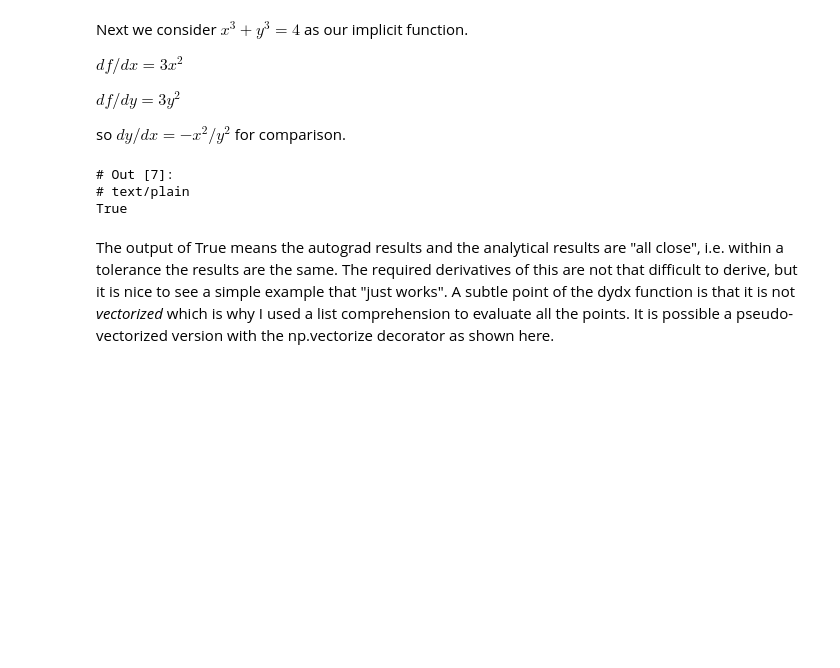
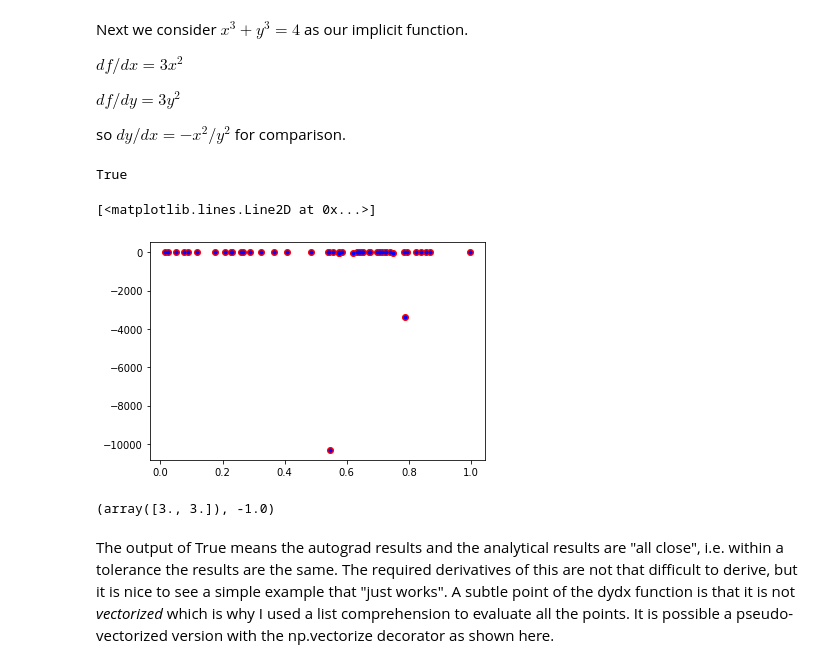
Before and after one commit to jkitchin/f19-06623, a Jupyter notebook: lectures/20-autograd-applications.ipynb, the cells around one changed output. Saved outputs shown, nothing was run; the diff lists cells and outputs as text; code cells hidden in the pictures; blank space fills up the shorter version.

```diff
--- a/lectures/20-autograd-applications.ipynb
+++ b/lectures/20-autograd-applications.ipynb
@@ -160,20 +169,33 @@ so $dy/dx = -x^2 / y^2$ for comparison.
 # %%
 def f1(x, y):
     return x**3 + y**3 - 4
 
 df1dx = grad(f1, 0)
 df1dy = grad(f1, 1)
 
 def dydx(x, y):
     return -df1dx(x, y) / df1dy(x, y)
 
 
-np.allclose(-xr**2 / yr**2,
-             [dydx(_xr, _yr) for _xr, _yr in zip(xr, yr)])
+print(np.allclose(-xr**2 / yr**2,
+             [dydx(_xr, _yr) for _xr, _yr in zip(xr, yr)]))
+
+
+plt.plot(xr, -xr**2 / yr**2, 'ro')
+plt.plot(xr, [dydx(_xr, _yr) for _xr, _yr in zip(xr, yr)], 'b.')
 # %% [output]
-# Out [7]:
-# text/plain
 True
+[<matplotlib.lines.Line2D at 0x...>]
+[figure, added]
+# %%
+def f_1(X):
+    x, y = X
+    return x**3 + y**3 - 4
+
+j = jacobian(f_1)
+j(np.array([1.0, 1.0])), dydx(1.0, 1.0)
+# %% [output]
+(array([3., 3.]), -1.0)
 # %% [markdown]
 The output of True means the autograd results and the analytical results are "all close", i.e. within a tolerance the results are the same. The required derivatives of this are not that difficult to derive, but it is nice to see a simple example that "just works". A subtle point of the dydx function is that it is not *vectorized* which is why I used a list comprehension to evaluate all the points. It is possible a pseudo-vectorized version with the np.vectorize decorator as shown here.
 # %%
```
Also changed, not shown: parts of 20 cells of this notebook.
